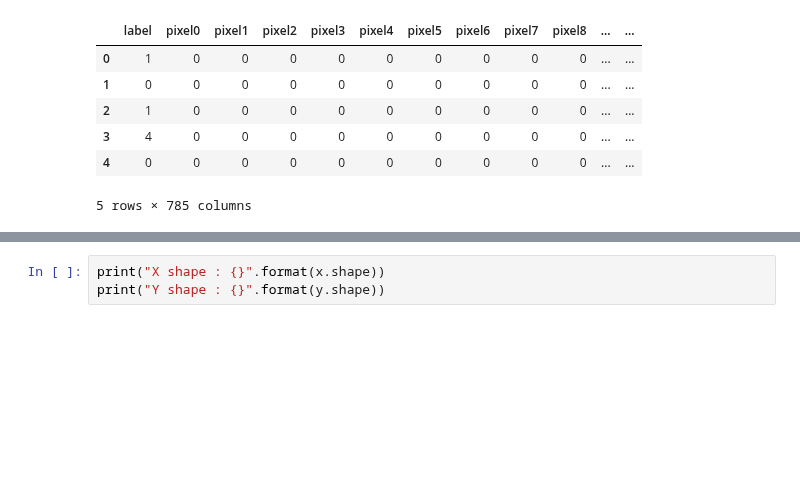
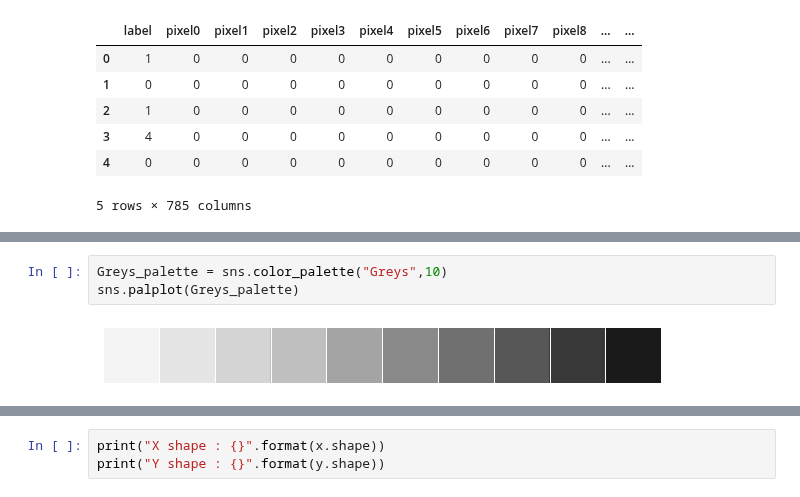
Before and after one commit to jerife/Kaggle, a Jupyter notebook: 10 Digit Recognizer.ipynb, the cells around one changed output, grey strips where cells are left out. Saved outputs shown, nothing was run; the diff lists cells and outputs as text; blank space fills up the shorter version.

```diff
--- a/10 Digit Recognizer.ipynb
+++ b/10 Digit Recognizer.ipynb
@@ -50,0 +122,5 @@ train_df.head()
+# %%
+Greys_palette = sns.color_palette("Greys",10)
+sns.palplot(Greys_palette)
+# %% [output]
+[figure, added]
```
Also changed, not shown: parts of 45 cells of this notebook.
